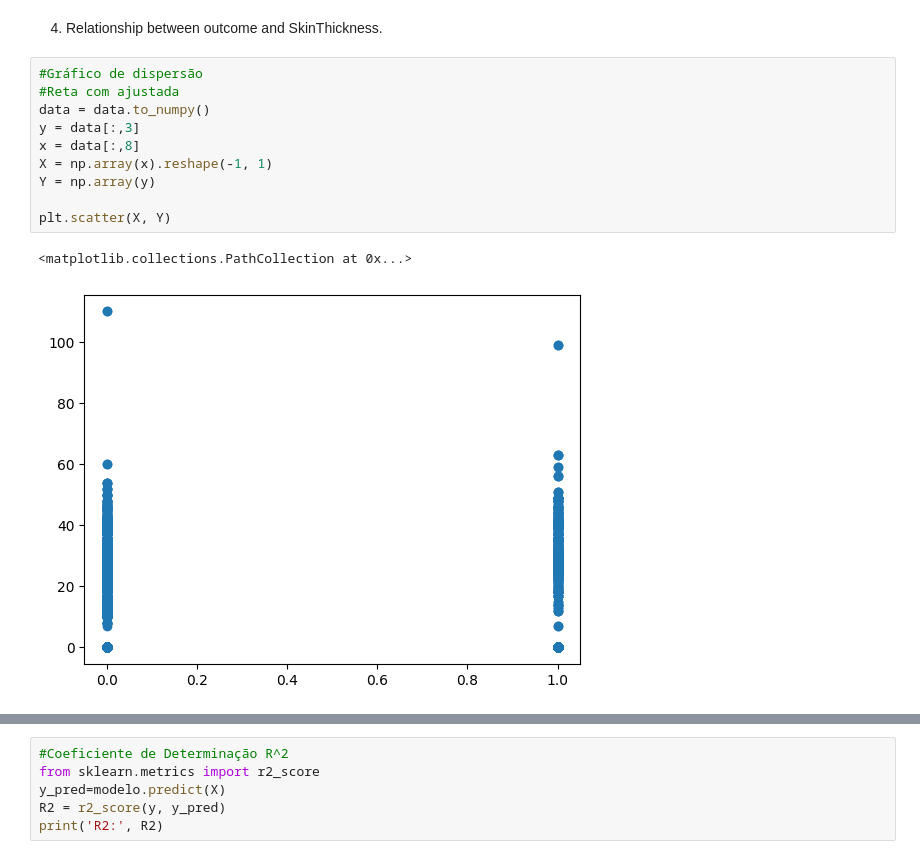
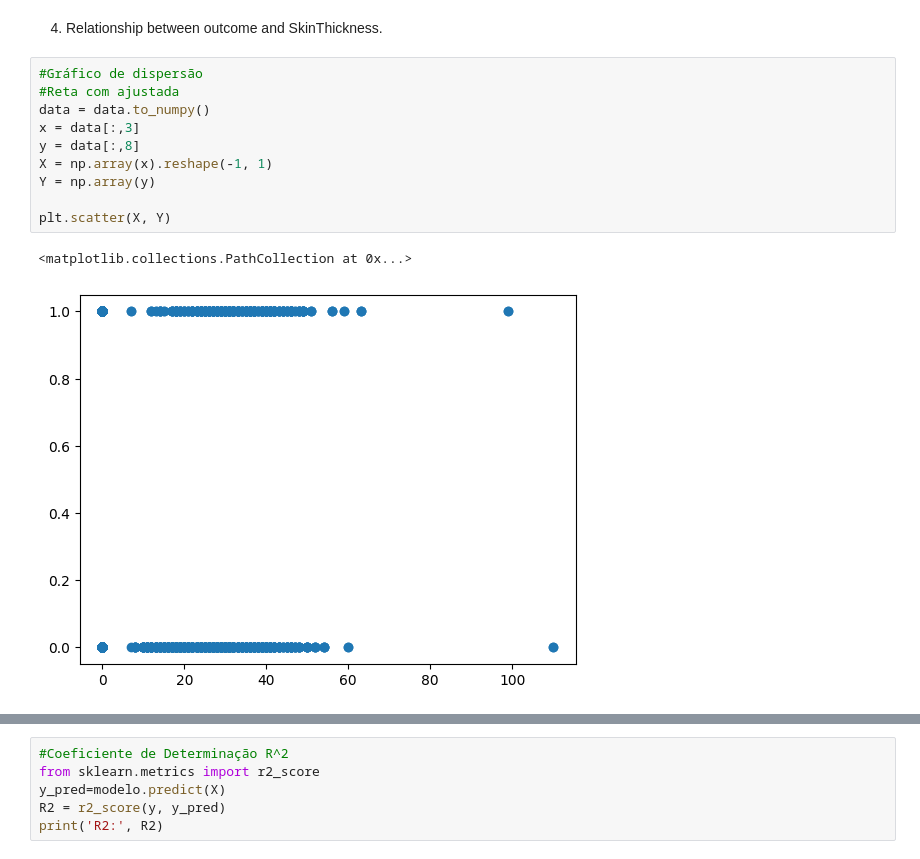
Before and after one commit to AnaBeatrizTavaresMalheiro/Data-analytics, a Jupyter notebook: linear_regression.ipynb, the cells around one changed output, grey strips where cells are left out. Cells and saved outputs as stored; diff of their text form.

```diff
--- a/linear_regression.ipynb
+++ b/linear_regression.ipynb
@@ -167,16 +165,16 @@ R2: 0.0241675252923238
 # %%
 #Gráfico de dispersão
 #Reta com ajustada
 data = data.to_numpy()
-y = data[:,3]
-x = data[:,8]
+x = data[:,3]
+y = data[:,8]
 X = np.array(x).reshape(-1, 1)
 Y = np.array(y)
 
 plt.scatter(X, Y)
 # %% [output]
 <matplotlib.collections.PathCollection at 0x...>
-[figure, old version]
+[figure, new version]
 # %%
 #Reta com ajustada
 modelo = LinearRegression().fit(X, Y)
```
Also changed, not shown: parts of 8 cells of this notebook.
